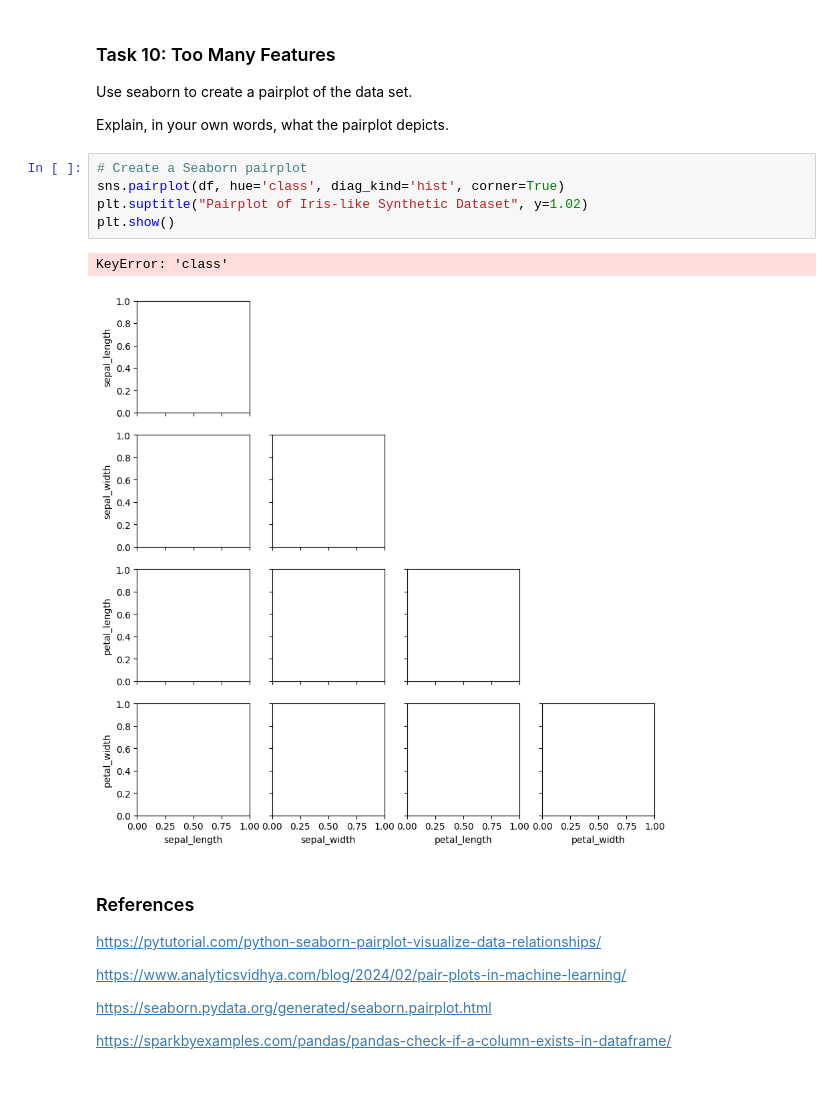
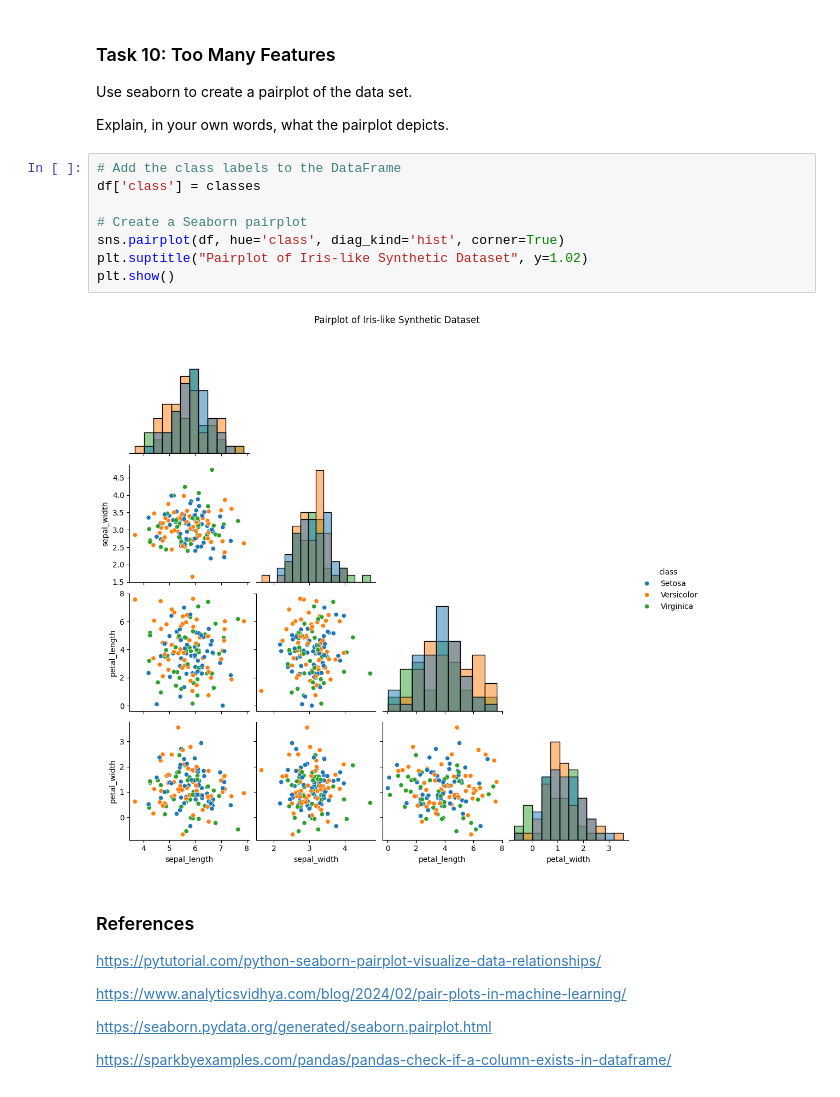
Before and after one commit to fin81985/principles_of_data_analytics, a Jupyter notebook: tasks.ipynb, the cells around one changed output. Drawn from its saved outputs; the diff is of its cells as text.

```diff
--- a/tasks.ipynb
+++ b/tasks.ipynb
@@ -501,13 +501,15 @@ Use seaborn to create a pairplot of the data set.
 
 Explain, in your own words, what the pairplot depicts.
 # %%
+# Add the class labels to the DataFrame
+df['class'] = classes
+
 # Create a Seaborn pairplot
 sns.pairplot(df, hue='class', diag_kind='hist', corner=True)
 plt.suptitle("Pairplot of Iris-like Synthetic Dataset", y=1.02)
 plt.show()
 # %% [output]
-KeyError: 'class'
-[figure, old version]
+[figure, new version]
 # %% [markdown]
 ### References
 
```
Also changed, not shown: parts of 6 cells of this notebook, 1 other file.
